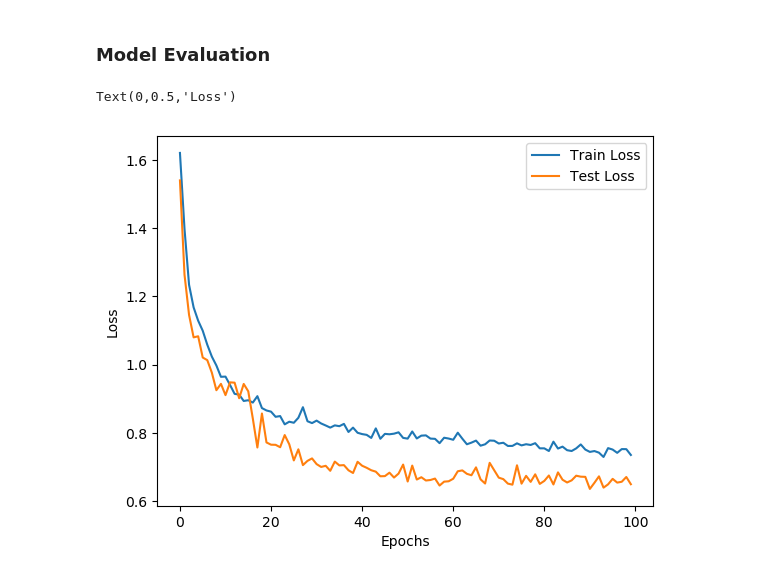
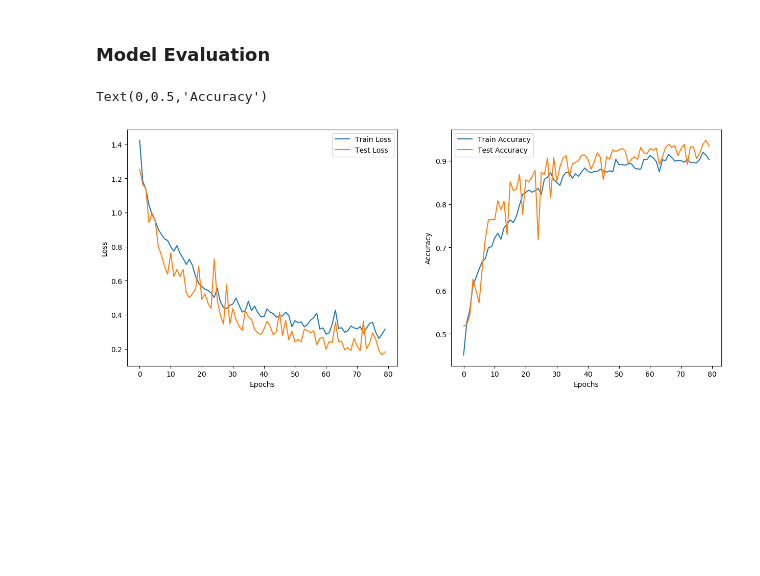
Before and after one commit to Icential/shuwa, a Jupyter notebook: gnn_train.ipynb, the cells around one changed output. Drawn from its saved outputs; the diff is of its cells as text; code cells hidden in the pictures; blank space fills up the shorter version.

Commit message:
switched to graphconv and added evals

```diff
--- a/gnn_train.ipynb
+++ b/gnn_train.ipynb
@@ -14,8 +14,8 @@ from torch_geometric.loader import DataLoader
 from tqdm import tqdm
 from safetensors.torch import save_model
 # %%
-# device = 'cuda' if torch.cuda.is_available() else 'cpu'
-device = "cpu"
+device = 'cuda' if torch.cuda.is_available() else 'cpu'
+# device = "cpu"
 # %% [markdown]
 ### Data Processing
 # %%
@@ -99,8 +99,8 @@ DataBatch(x=[640, 2], edge_index=[2, 1152], y=[32], batch=[640], ptr=[33])
 class GCN(nn.Module):
     def __init__(self, input_channels, hidden_channels, output_channels):
         super(GCN, self).__init__()
-        self.conv1 = GCNConv(input_channels, hidden_channels)
-        self.conv2 = GCNConv(hidden_channels, hidden_channels)
+        self.conv1 = GraphConv(input_channels, hidden_channels)
+        self.conv2 = GraphConv(hidden_channels, hidden_channels)
         self.lin = nn.Linear(hidden_channels, output_channels)
 
     def forward(self, x, edge_index, batch):
@@ -151,21 +151,21 @@ tensor([4, 2, 2, 3, 1, 2, 3, 2, 2, 2, 5, 2, 2, 0, 1, 5, 0, 5, 5, 2, 5, 2, 3, 4,
 # %%
 loss_fn = nn.CrossEntropyLoss()
-optimizer = torch.optim.Adam(model.parameters(), lr=1e-2)
+optimizer = torch.optim.Adam(model.parameters(), lr=2e-2)
 # %% [markdown]
 ### Model Training
 # %%
 torch.manual_seed(42)
 
-epochs = 100
+epochs = 80
 
-train_losses = []
-test_losses = []
+train_losses, test_losses = [], []
+train_accs, test_accs = [], []
 
 for epoch in tqdm(range(epochs)):
     print(f"Epoch: {epoch}\n------")
 
     # TRAINING
-    train_loss =  0
+    train_loss, train_correct =  0, 0
     model.train()
     for data in train_dl:
 
@@ -175,6 +175,8 @@ for epoch in tqdm(range(epochs)):
         # metrics
         loss = loss_fn(pred, data.y)
         train_loss += loss
+        train_correct += int((pred.argmax(dim=1) == data.y).sum())
+        train_acc = train_correct/len(train_dl.dataset)
 
         # backprop
         optimizer.zero_grad()
@@ -184,11 +186,12 @@ for epoch in tqdm(range(epochs)):
     # print metrics
     train_loss /= len(train_dl)
     train_losses.append(train_loss.item())
-    print(f"Train Loss: {train_loss:.4f}")
+    train_accs.append(train_acc)
+    print(f"Train Loss: {train_loss:.4f}, Train Accuracy: {train_acc:.2f}")
 
 
     # TESTING
-    test_loss = 0
+    test_loss, test_correct = 0, 0
     model.eval()
     with torch.inference_mode():
         for data in test_dl:
@@ -199,11 +202,14 @@ for epoch in tqdm(range(epochs)):
             # metrics
             loss = loss_fn(pred, data.y)
             test_loss += loss
+            test_correct += int((pred.argmax(dim=1) == data.y).sum())
+            test_acc = test_correct/len(test_dl.dataset)
 
         # print metrics
         test_loss /= len(test_dl)
         test_losses.append(test_loss.item())
-        print(f"Test Loss: {test_loss:.4f}")
+        test_accs.append(test_acc)
+        print(f"Test Loss: {test_loss:.4f}, Test Accuracy: {test_acc:.2f}")
 # %% [output]
 Epoch: 0
 ------
@@ -255,12 +261,22 @@ Epoch: 11
 # %% [markdown]
 ### Model Evaluation
 # %%
+plt.figure(figsize=(15, 6))
+
+plt.subplot(121)
 sns.lineplot(x=range(epochs), y=train_losses, label='Train Loss')
 sns.lineplot(x=range(epochs), y=test_losses, label='Test Loss')
 
 plt.xlabel('Epochs')
 plt.ylabel('Loss')
+
+plt.subplot(122)
+sns.lineplot(x=range(epochs), y=train_accs, label='Train Accuracy')
+sns.lineplot(x=range(epochs), y=test_accs, label='Test Accuracy')
+
+plt.xlabel('Epochs')
+plt.ylabel('Accuracy')
 # %% [output]
-Text(0,0.5,'Loss')
+Text(0,0.5,'Accuracy')
-[figure, old version]
+[figure, new version]
 # %%
```
Also changed, not shown: parts of 6 cells of this notebook, 1 other file.
